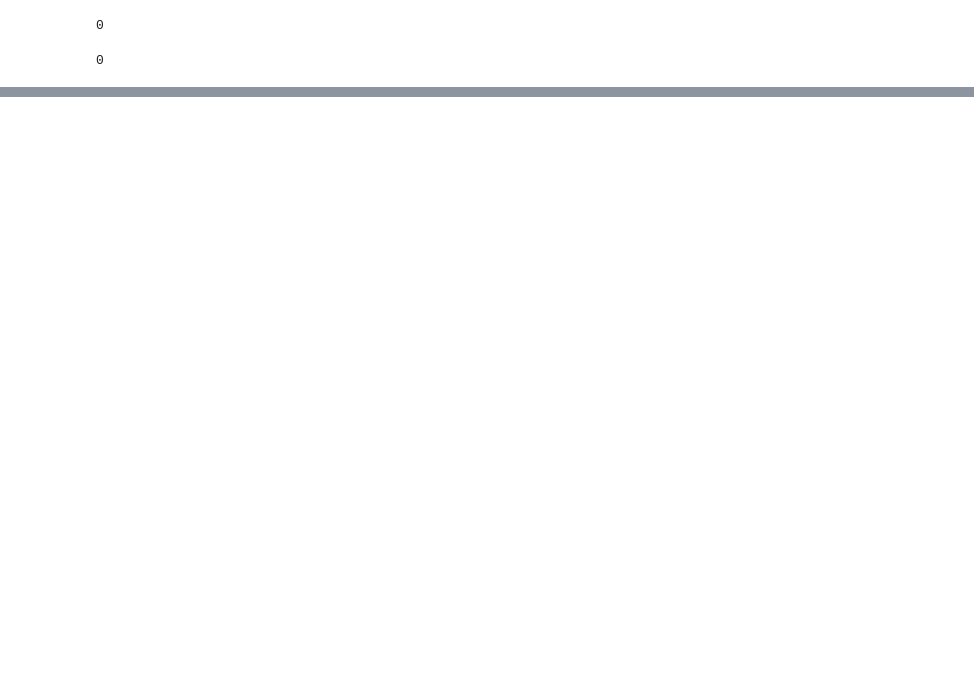
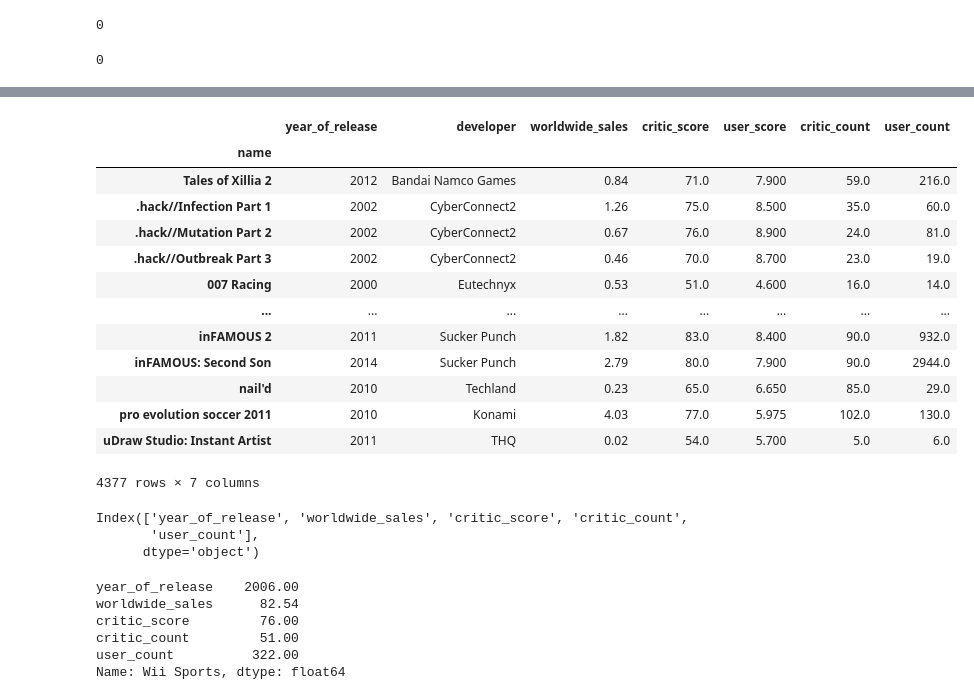
Before and after one commit to destink/Final-Project, a Jupyter notebook: video_games_eda.ipynb, the cells around one changed output, grey strips where cells are left out. Saved outputs shown, nothing was run; the diff lists cells and outputs as text; code cells hidden in the pictures; blank space fills up the shorter version.

```diff
--- a/video_games_eda.ipynb
+++ b/video_games_eda.ipynb
@@ -236,3 +363,47 @@ merged_video_games_df.dtypes
+# %%
+aggregate_functions_by_name = {
+    "year_of_release": ["min"],
+    "developer": ["min"],
+    "worldwide_sales": ["sum"],
+    "critic_score": ["mean"],
+    "user_score": ["mean"],
+    "critic_count": ["sum"],
+    "user_count": ["sum"],
+
+}
+
+platform_agg_df = video_games_df.groupby("name").agg(aggregate_functions_by_name).droplevel(1, axis="columns")
+platform_agg_df
+# %% [output]
+|  | year_of_release | developer | worldwide_sales | critic_score | user_score | critic_count | user_count |
+| name |  |  |  |  |  |  |  |
+| Tales of Xillia 2 | 2012 | Bandai Namco Games | 0.84 | 71.0 | 7.900 | 59.0 | 216.0 |
+| .hack//Infection Part 1 | 2002 | CyberConnect2 | 1.26 | 75.0 | 8.500 | 35.0 | 60.0 |
+| .hack//Mutation Part 2 | 2002 | CyberConnect2 | 0.67 | 76.0 | 8.900 | 24.0 | 81.0 |
+| .hack//Outbreak Part 3 | 2002 | CyberConnect2 | 0.46 | 70.0 | 8.700 | 23.0 | 19.0 |
+| 007 Racing | 2000 | Eutechnyx | 0.53 | 51.0 | 4.600 | 16.0 | 14.0 |
+| ... | ... | ... | ... | ... | ... | ... | ... |
+| inFAMOUS 2 | 2011 | Sucker Punch | 1.82 | 83.0 | 8.400 | 90.0 | 932.0 |
+| inFAMOUS: Second Son | 2014 | Sucker Punch | 2.79 | 80.0 | 7.900 | 90.0 | 2944.0 |
+| nail'd | 2010 | Techland | 0.23 | 65.0 | 6.650 | 85.0 | 29.0 |
+| pro evolution soccer 2011 | 2010 | Konami | 4.03 | 77.0 | 5.975 | 102.0 | 130.0 |
+| uDraw Studio: Instant Artist | 2011 | THQ | 0.02 | 54.0 | 5.700 | 5.0 | 6.0 |
+4377 rows × 7 columns
+# %%
+platform_agg_df.columns
+# %% [output]
+Index(['year_of_release', 'worldwide_sales', 'critic_score', 'critic_count',
+       'user_count'],
+      dtype='object')
+# %%
+platform_agg_df.loc["Wii Sports"]
+# %% [output]
+year_of_release    2006.00
+worldwide_sales      82.54
+critic_score         76.00
+critic_count         51.00
+user_count          322.00
+Name: Wii Sports, dtype: float64
 # %%
 #Creating new df for each table to simplify importation.
 details_df = merged_video_games_df[['name', 'platform', 'year_of_release', 'genre', 'publisher', 'developer', 'rating']].copy()
```
Also changed, not shown: parts of 24 cells of this notebook.
